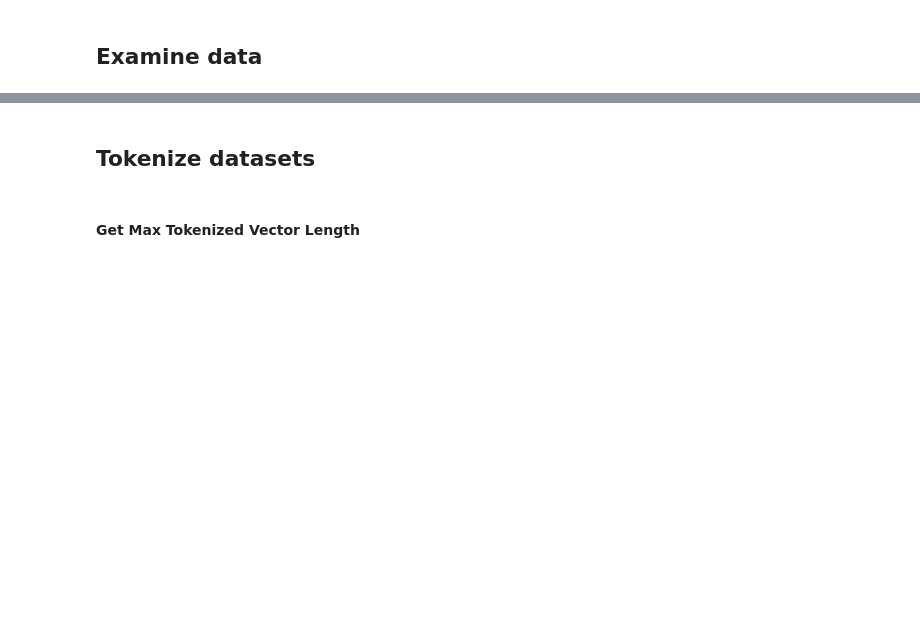
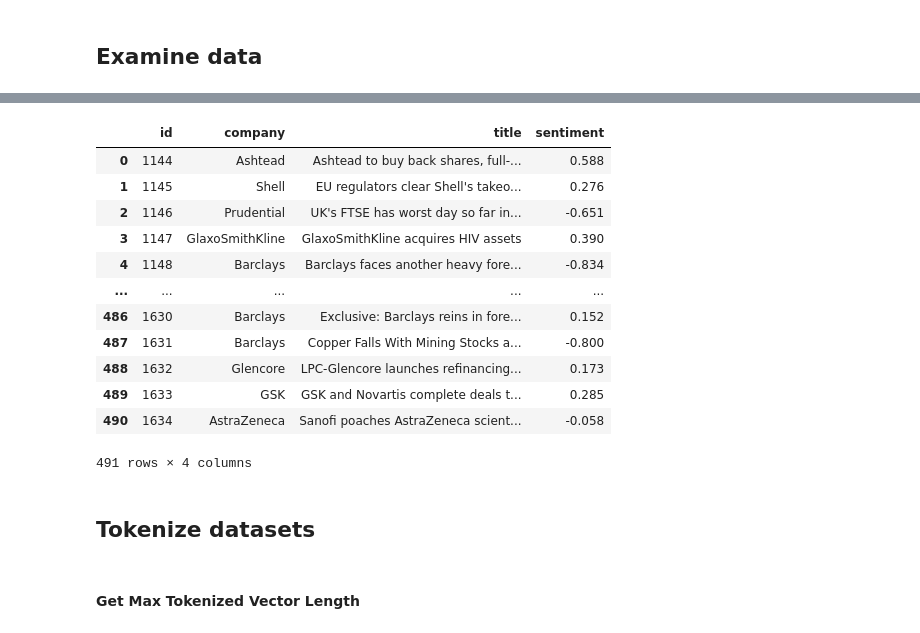
Before and after one commit to sfuller14/MSDS-453-Project, a Jupyter notebook: Fine_Grained_Financial_Sentiment_Regression_with_BERT.ipynb, the cells around one changed output, grey strips where cells are left out. Saved outputs shown, nothing was run; the diff lists cells and outputs as text; code cells hidden in the pictures; blank space fills up the shorter version.

```diff
--- a/Fine_Grained_Financial_Sentiment_Regression_with_BERT.ipynb
+++ b/Fine_Grained_Financial_Sentiment_Regression_with_BERT.ipynb
@@ -111,3 +117,19 @@ raw_train_ds[0]
+# %%
+pd.DataFrame(raw_test_ds.to_dict())
+# %% [output]
+|  | id | company | title | sentiment |
+| 0 | 1144 | Ashtead | Ashtead to buy back shares, full-... | 0.588 |
+| 1 | 1145 | Shell | EU regulators clear Shell's takeo... | 0.276 |
+| 2 | 1146 | Prudential | UK's FTSE has worst day so far in... | -0.651 |
+| 3 | 1147 | GlaxoSmithKline | GlaxoSmithKline acquires HIV assets | 0.390 |
+| 4 | 1148 | Barclays | Barclays faces another heavy fore... | -0.834 |
+| ... | ... | ... | ... | ... |
+| 486 | 1630 | Barclays | Exclusive: Barclays reins in fore... | 0.152 |
+| 487 | 1631 | Barclays | Copper Falls With Mining Stocks a... | -0.800 |
+| 488 | 1632 | Glencore | LPC-Glencore launches refinancing... | 0.173 |
+| 489 | 1633 | GSK | GSK and Novartis complete deals t... | 0.285 |
+| 490 | 1634 | AstraZeneca | Sanofi poaches AstraZeneca scient... | -0.058 |
+491 rows × 4 columns
 # %% [markdown]
 ## Tokenize datasets
 # %% [markdown]
```
Also changed, not shown: parts of 67 cells of this notebook.
